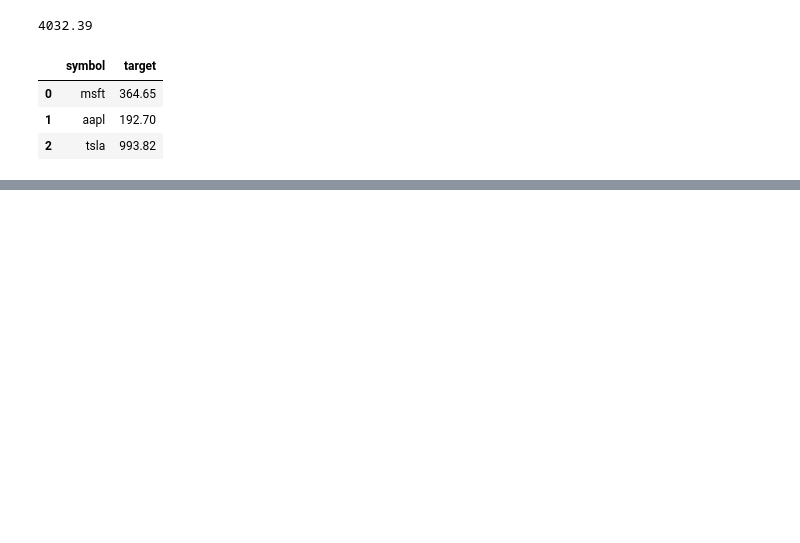
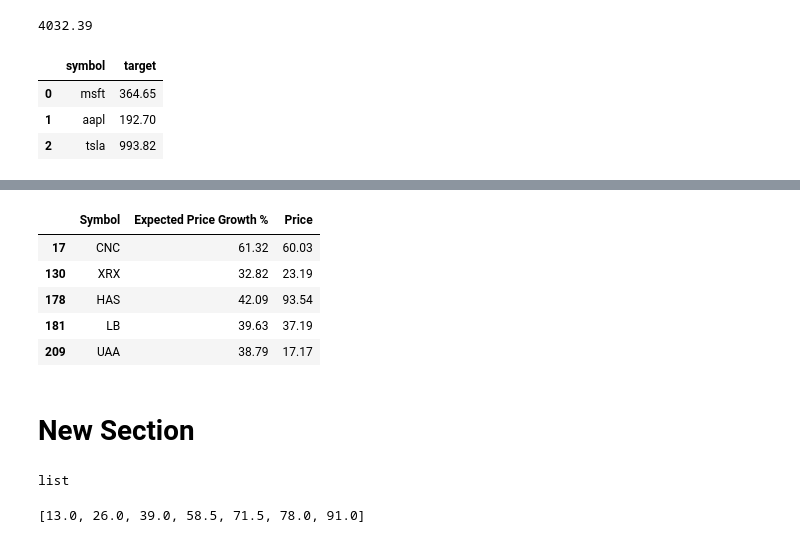
Before and after one commit to anhmaiusa/AnhMai, a Jupyter notebook: Python_for_Accountant.ipynb, the cells around one changed output, grey strips where cells are left out. Saved outputs shown, nothing was run; the diff lists cells and outputs as text; code cells hidden in the pictures; blank space fills up the shorter version.

```diff
--- a/Python_for_Accountant.ipynb
+++ b/Python_for_Accountant.ipynb
@@ -246,0 +347,27 @@ stocks
+# %%
+buying_stocks = df.loc[   (df['Expected Price Growth %'] > 30)
+                          &
+                          (df['Price'] < 100), ['Symbol','Expected Price Growth %','Price']]
+buying_stocks
+# %% [output]
+|  | Symbol | Expected Price Growth % | Price |
+| 17 | CNC | 61.32 | 60.03 |
+| 130 | XRX | 32.82 | 23.19 |
+| 178 | HAS | 42.09 | 93.54 |
+| 181 | LB | 39.63 | 37.19 |
+| 209 | UAA | 38.79 | 17.17 |
+# %% [markdown]
+# New Section
+# %%
+product_cost = [10,20,30,45,55,60,70]
+type(product_cost)
+# %% [output]
+list
+# %%
+product_price = []
+for cost in product_cost:
+  product_price.append(cost*1.30)
+
+product_price
+# %% [output]
+[13.0, 26.0, 39.0, 58.5, 71.5, 78.0, 91.0]
```
Also changed, not shown: parts of 11 cells of this notebook.
